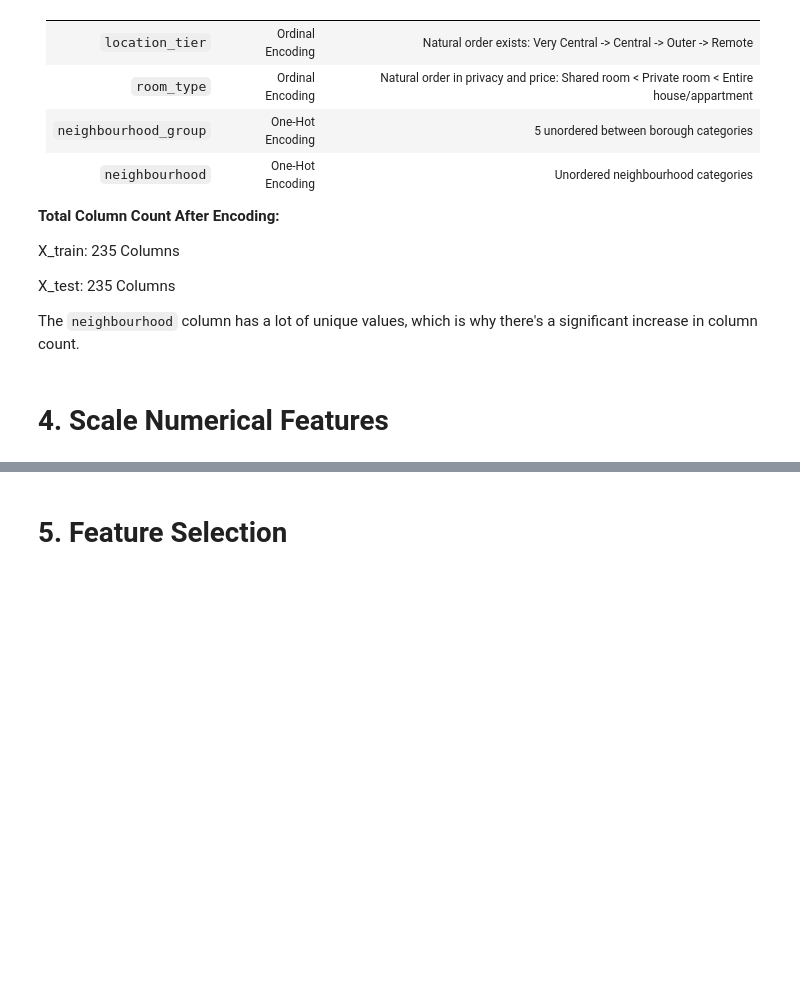
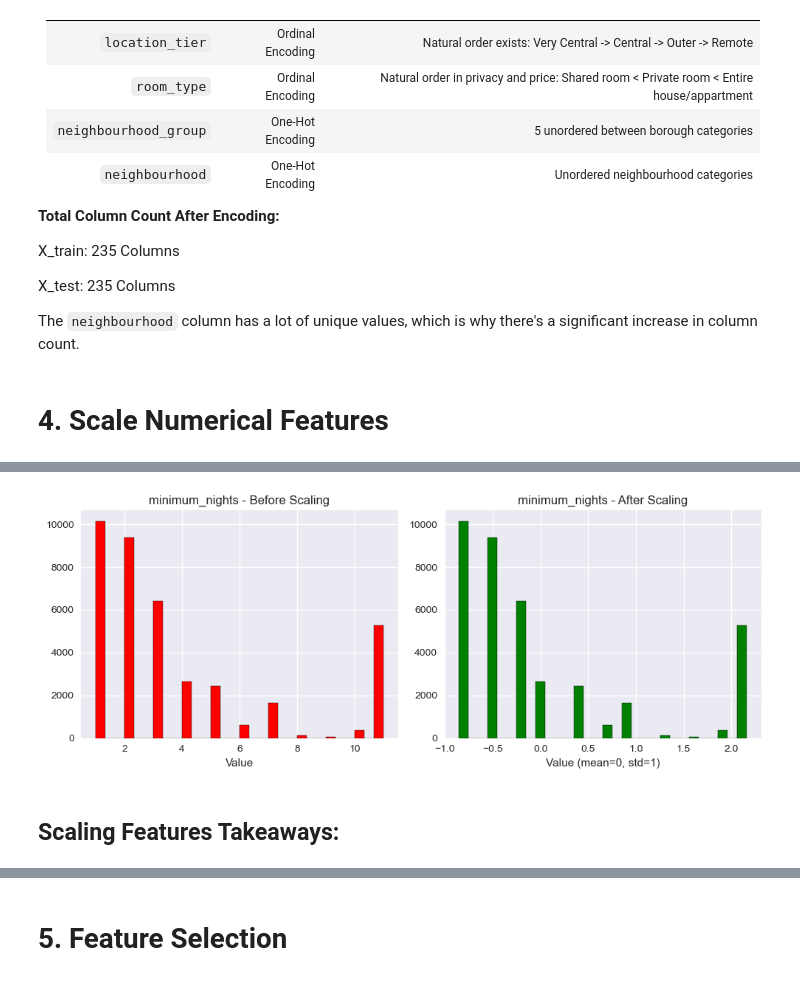
Before and after one commit to MTSU-DATA4950-Capstone-Spring2026/Team7-R1_AirbnbPricing, a Jupyter notebook: notebooks/Team07_03_feature_engineering.ipynb, the cells around one changed output, grey strips where cells are left out. Cells and saved outputs as stored; diff of their text form; code cells hidden in the pictures; blank space fills up the shorter version.

```diff
--- a/notebooks/Team07_03_feature_engineering.ipynb
+++ b/notebooks/Team07_03_feature_engineering.ipynb
@@ -530,0 +570,16 @@ The `neighbourhood` column has a lot of unique values, which is why there's a si
+# %%
+from sklearn.preprocessing import StandardScaler
+
+scaler = StandardScaler()
+
+X_train_standard = scaler.fit_transform(X_train[cols_to_scale])
+X_test_standard = scaler.transform(X_test[cols_to_scale])
+
+X_train_standard = pd.DataFrame(X_train_standard, columns=cols_to_scale, index=X_train.index)
+X_test_standard = pd.DataFrame(X_test_standard, columns=cols_to_scale, index=X_test.index)
+
+print('Scaling complete')
+print(f'\n Sample mean (should be ~0 for train):')
+print(X_train_standard.mean().round(4).head())
+print(f'\n Sample stds (should be ~1 for train):')
+print(X_train_standard.std().round(4).head())
@@ -530,0 +604,19 @@ The `neighbourhood` column has a lot of unique values, which is why there's a si
+# %%
+fig, axes = plt.subplots(1, 2, figsize=(10, 4))
+
+feature = 'minimum_nights'
+
+axes[0].hist(X_train[feature], bins=30, color='red', edgecolor='black')
+axes[0].set_title(f'{feature} - Before Scaling')
+axes[0].set_xlabel('Value')
+
+axes[1].hist(X_train_standard[feature], bins=30, color='green', edgecolor='black')
+axes[1].set_title(f'{feature} - After Scaling')
+axes[1].set_xlabel('Value (mean=0, std=1)')
+
+plt.tight_layout()
+plt.show()
+# %% [output]
+[figure, added]
+# %% [markdown]
+## Scaling Features Takeaways:
```
Also changed, not shown: parts of 17 cells of this notebook, 10 other files.
